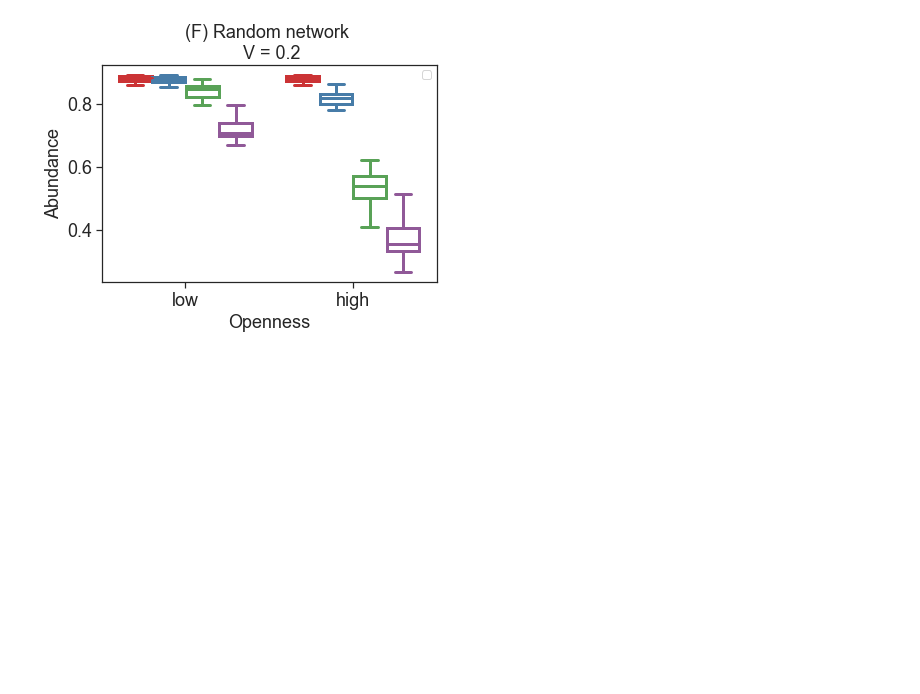
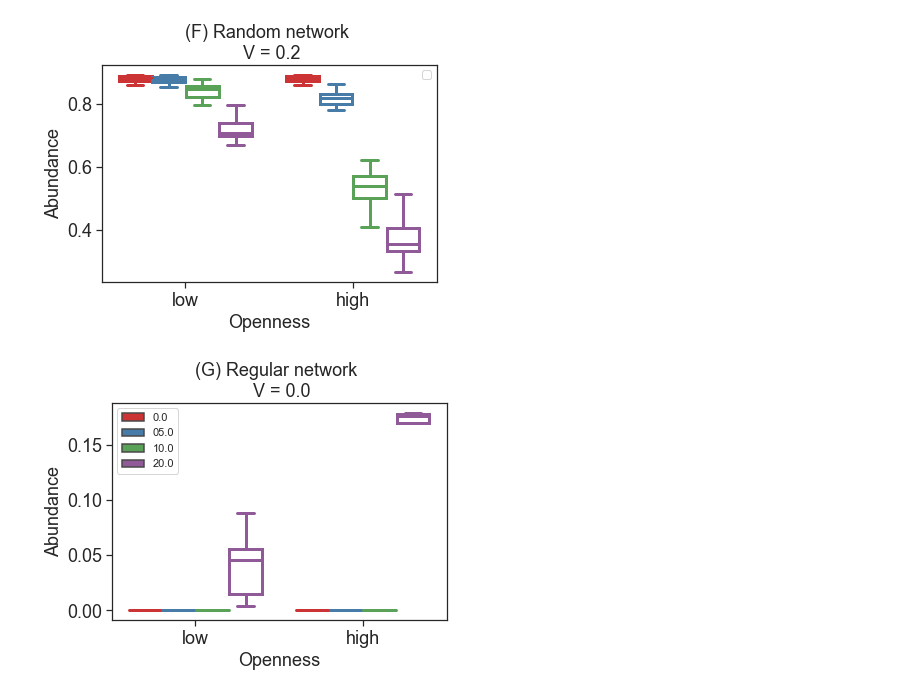
Before and after one commit to pinskylab/networks_eco_evo, a Jupyter notebook: Figures for McManus et al. (2021) Ecology.ipynb, the cells around one changed output. Saved outputs shown, nothing was run; the diff lists cells and outputs as text; code cells hidden in the pictures; blank space fills up the shorter version.

Commit message:
Finished all supporting information figures

```diff
--- a/Figures for McManus et al. (2021) Ecology.ipynb
+++ b/Figures for McManus et al. (2021) Ecology.ipynb
@@ -1025,3 +1028,54 @@ ax1.legend([])
 plt.savefig("Figures/FigS1f.png", dpi=600, bbox_inches='tight')
 # %% [output]
 [figure]
+# %%
+V = 0
+alpha1 = 25
+alpha2 = 0
+abundance = np.concatenate((N0_1_reg[V,alpha1,:],N5_1_reg[V,alpha1,:],N10_1_reg[V,alpha1,:],N20_1_reg[V,alpha1,:],
+                            N0_1_reg[V,alpha2,:],N5_1_reg[V,alpha2,:],N10_1_reg[V,alpha2,:],N20_1_reg[V,alpha2,:]))
+
+vals = np.concatenate((np.repeat(np.round(1-gamma_vals[alpha1],decimals=2),80),
+                       np.repeat(np.round(1-gamma_vals[alpha2],decimals=2),80)))
+
+
+zipped = zip(abundance,vals,category_steep)
+df = pd.DataFrame(zipped, columns = ['Abundance' , 'Openness', 'steepness'])
+
+fig,(ax1) = plt.subplots(1)
+sns.boxplot(x='Openness', y='Abundance', hue='steepness',data=df, showfliers=False, palette="Set1",
+            linewidth=3, ax=ax1)
+
+for i,artist in enumerate(ax1.artists):
+    # Set the linecolor on the artist to the facecolor, and set the facecolor to None
+    col = artist.get_facecolor()
+    artist.set_edgecolor(col)
+    artist.set_facecolor('None')
+
+
+    # Each box has 6 associated Line2D objects (to make the whiskers, fliers, etc.)
+    # Loop over them here, and use the same colour as above
+    for j in range(i*5,i*5+5):
+        line = ax1.lines[j]
+        line.set_color(col)
+        line.set_mfc(col)
+        line.set_mec(col)
+
+ax1.set_title("(G) Regular network \n V = " + str(np.round(V_vals[V],decimals=2)), fontsize=18)
+ax1.set_xlabel("Openness",fontsize=18)
+ax1.set_xticklabels(['low','high'],fontsize=18)
+ax1.set_ylabel("Abundance",fontsize=18)
+#ax.set_ylim([0.,0.35])
+
+ax1.legend(loc="best",fontsize=14)
+
+# Also fix the legend
+for legpatch in ax1.get_legend().get_patches():
+    col = legpatch.get_facecolor()
+    legpatch.set_edgecolor(col)
+    legpatch.set_facecolor('None')
+
+ax1.legend()
+plt.savefig("Figures/FigS1g.png", dpi=600, bbox_inches='tight')
+# %% [output]
+[figure, added]
```
Also changed, not shown: parts of 28 cells of this notebook, 21 other files.
